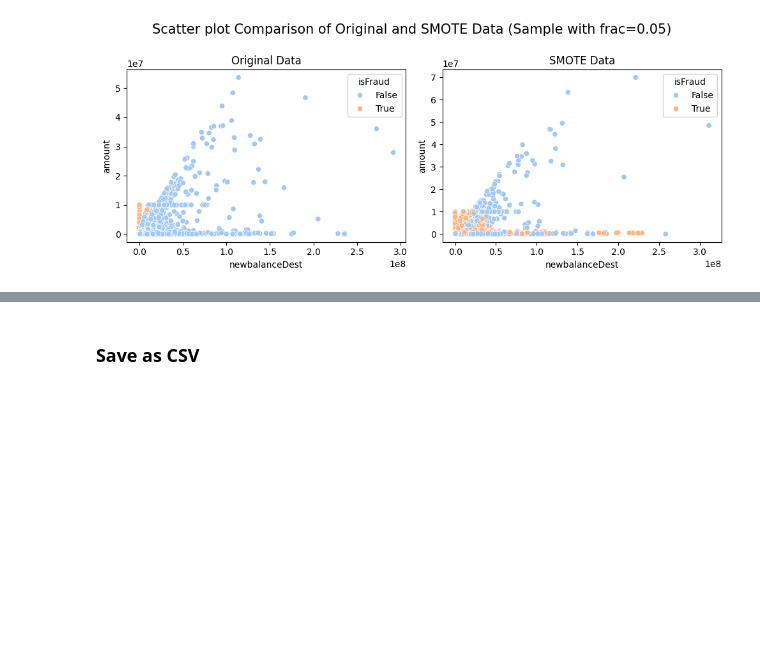
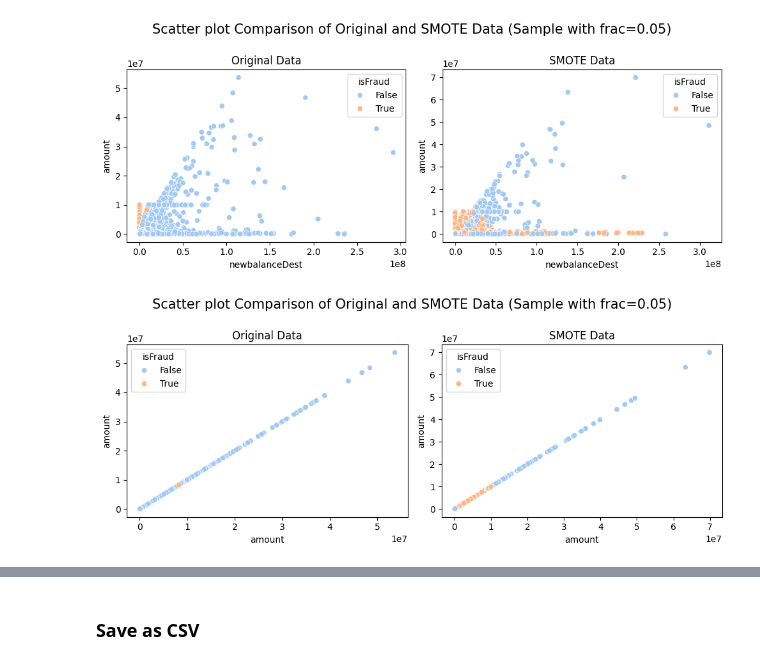
Before and after one commit to jl5045/DSA4263, a Jupyter notebook: notebooks/Resampling.ipynb, the cells around one changed output, grey strips where cells are left out. Saved outputs shown, nothing was run; the diff lists cells and outputs as text; code cells hidden in the pictures; blank space fills up the shorter version.

```diff
--- a/notebooks/Resampling.ipynb
+++ b/notebooks/Resampling.ipynb
@@ -152,3 +146,21 @@ plt.tight_layout()
 plt.show()
 # %% [output]
 [figure]
+# %%
+# plots that show smote creates new fraudulent transactions similar but not identical to original ones
+fig, axes = plt.subplots(nrows=1, ncols=2, figsize=(10, 4))
+frac = 0.05
+
+# First subplot
+sns.scatterplot(x="amount", y="amount", hue="isFraud", data=df.sample(frac=frac, random_state=42), palette="pastel", ax=axes[0])
+axes[0].set_title("Original Data")
+
+# Second subplot
+sns.scatterplot(x="amount", y="amount", hue="isFraud", data=smote_df.sample(frac=frac, random_state=42), palette="pastel", ax=axes[1])
+axes[1].set_title("SMOTE Data")
+
+fig.suptitle('Scatter plot Comparison of Original and SMOTE Data (Sample with frac=0.05)', fontsize=15, y=1)
+plt.tight_layout()
+plt.show()
+# %% [output]
+[figure, added]
```
Also changed, not shown: parts of 9 cells of this notebook.
